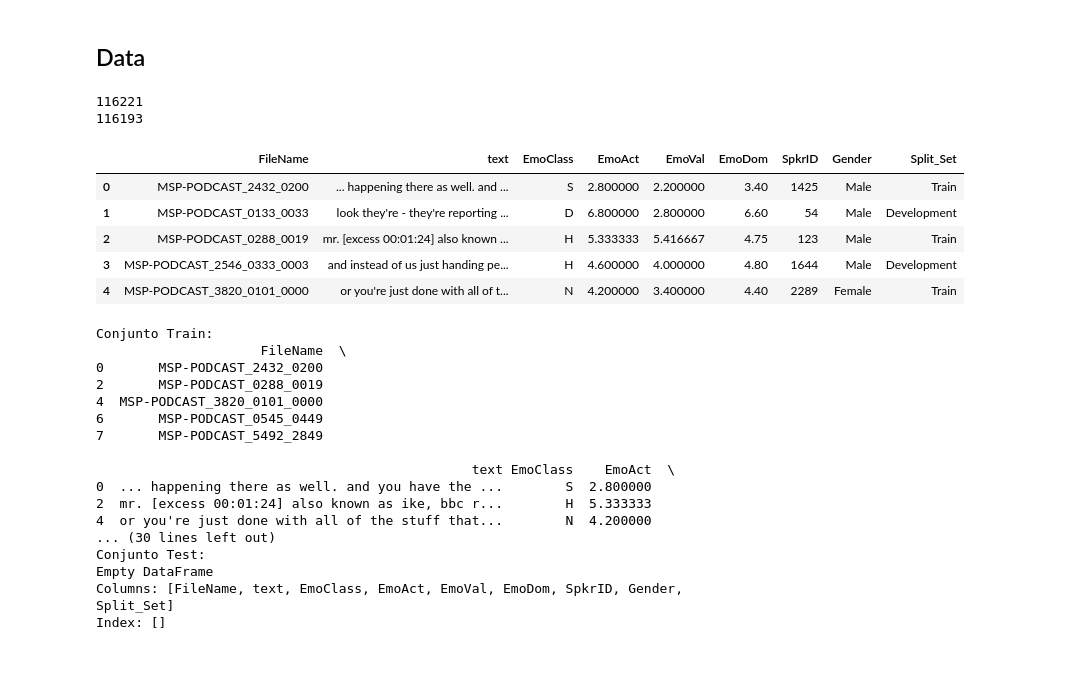
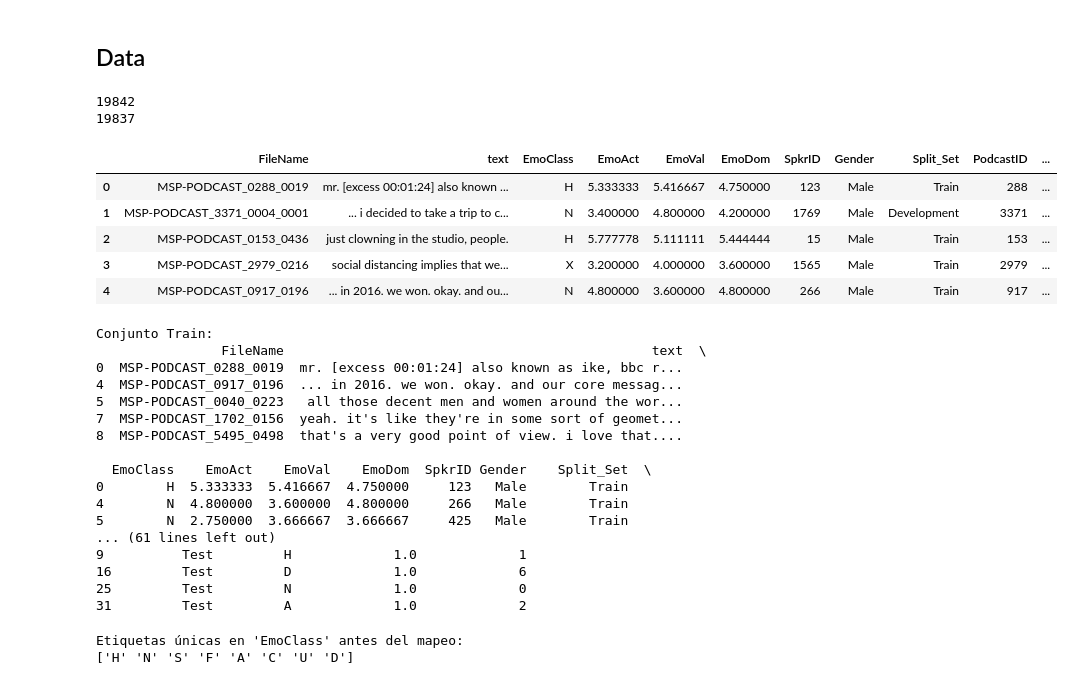
Before and after one commit to jgarcela/interspeech-nlp, a Jupyter notebook: train_openai.ipynb, the cells around one changed output. Drawn from its saved outputs; the diff is of its cells as text; code cells hidden in the pictures.

```diff
--- a/train_openai.ipynb
+++ b/train_openai.ipynb
@@ -5,30 +5,32 @@
 # %%
 import pandas as pd
 
 # Cargar el CSV
-data = pd.read_csv('data.csv')
+# data = pd.read_csv('data/data_male.csv')
+data = pd.read_csv('data/data_male.csv')
 print(len(data))
+
 # Eliminar filas con valores nulos solo en la columna 'text'
 data = data.dropna(subset=['text'])
 print(len(data))
 
-data = data[~data['EmoClass'].isin(['X', 'O'])]
+# data = data[~data['EmoClass'].isin(['X', 'O'])]
 
 data.head()
 # %% [output]
-116221
-116193
+19842
+19837
-|  | FileName | text | EmoClass | EmoAct | EmoVal | EmoDom | SpkrID | Gender | Split_Set |
-| 0 | MSP-PODCAST_2432_0200 | ... happening there as well. and ... | S | 2.800000 | 2.200000 | 3.40 | 1425 | Male | Train |
-| 1 | MSP-PODCAST_0133_0033 | look they're - they're reporting ... | D | 6.800000 | 2.800000 | 6.60 | 54 | Male | Development |
-| 2 | MSP-PODCAST_0288_0019 | mr. [excess 00:01:24] also known ... | H | 5.333333 | 5.416667 | 4.75 | 123 | Male | Train |
-| 3 | MSP-PODCAST_2546_0333_0003 | and instead of us just handing pe... | H | 4.600000 | 4.000000 | 4.80 | 1644 | Male | Development |
-| 4 | MSP-PODCAST_3820_0101_0000 | or you're just done with all of t... | N | 4.200000 | 3.400000 | 4.40 | 2289 | Female | Train |
+|  | FileName | text | EmoClass | EmoAct | EmoVal | EmoDom | SpkrID | Gender | Split_Set | PodcastID | ... |
+| 0 | MSP-PODCAST_0288_0019 | mr. [excess 00:01:24] also known ... | H | 5.333333 | 5.416667 | 4.750000 | 123 | Male | Train | 288 | ... |
+| 1 | MSP-PODCAST_3371_0004_0001 | ... i decided to take a trip to c... | N | 3.400000 | 4.800000 | 4.200000 | 1769 | Male | Development | 3371 | ... |
+| 2 | MSP-PODCAST_0153_0436 | just clowning in the studio, people. | H | 5.777778 | 5.111111 | 5.444444 | 15 | Male | Train | 153 | ... |
+| 3 | MSP-PODCAST_2979_0216 | social distancing implies that we... | X | 3.200000 | 4.000000 | 3.600000 | 1565 | Male | Train | 2979 | ... |
+| 4 | MSP-PODCAST_0917_0196 | ... in 2016. we won. okay. and ou... | N | 4.800000 | 3.600000 | 4.800000 | 266 | Male | Train | 917 | ... |
 # %%
 # Filtrar los datos en tres conjuntos basados en la columna 'Split_Set'
-train_df = data.loc[data['Split_Set'] == 'Train']
-dev_df = data.loc[data['Split_Set'] == 'Development']
-test_df = data.loc[data['Split_Set'] == 'Test']
+train_df = data.loc[data['NewPartition'] == 'Train']
+dev_df = data.loc[data['NewPartition'] == 'Evaluation']
+test_df = data.loc[data['NewPartition'] == 'Test']
 
 # Verifica las primeras filas de cada conjunto
 print("Conjunto Train:")
@@ -41,20 +43,27 @@ print("Conjunto Test:")
 print(test_df.head())
 # %% [output]
 Conjunto Train:
-                     FileName  \
-0       MSP-PODCAST_2432_0200
-2       MSP-PODCAST_0288_0019
-4  MSP-PODCAST_3820_0101_0000
-6       MSP-PODCAST_0545_0449
-7       MSP-PODCAST_5492_2849
+                FileName                                               text  \
+0  MSP-PODCAST_0288_0019  mr. [excess 00:01:24] also known as ike, bbc r...
+4  MSP-PODCAST_0917_0196  ... in 2016. we won. okay. and our core messag...
+5  MSP-PODCAST_0040_0223   all those decent men and women around the wor...
+7  MSP-PODCAST_1702_0156  yeah. it's like they're in some sort of geomet...
+8  MSP-PODCAST_5495_0498  that's a very good point of view. i love that....
 
-                                                text EmoClass    EmoAct  \
-0  ... happening there as well. and you have the ...        S  2.800000
-2  mr. [excess 00:01:24] also known as ike, bbc r...        H  5.333333
-4  or you're just done with all of the stuff that...        N  4.200000
-... (30 lines left out)
-Conjunto Test:
-Empty DataFrame
-Columns: [FileName, text, EmoClass, EmoAct, EmoVal, EmoDom, SpkrID, Gender, Split_Set]
-Index: []
+  EmoClass    EmoAct    EmoVal    EmoDom  SpkrID Gender    Split_Set  \
+0        H  5.333333  5.416667  4.750000     123   Male        Train
+4        N  4.800000  3.600000  4.800000     266   Male        Train
+5        N  2.750000  3.666667  3.666667     425   Male        Train
+... (61 lines left out)
+9          Test         H             1.0             1
+16         Test         D             1.0             6
+25         Test         N             1.0             0
+31         Test         A             1.0             2
+# %%
+# Verificar las etiquetas únicas en EmoClass antes de mapear
+print("Etiquetas únicas en 'EmoClass' antes del mapeo:")
+print(train_df['PseudoEmo'].unique())
+# %% [output]
+Etiquetas únicas en 'EmoClass' antes del mapeo:
+['H' 'N' 'S' 'F' 'A' 'C' 'U' 'D']
 # %%
```
Also changed, not shown: parts of 7 cells of this notebook, 3 other files.
